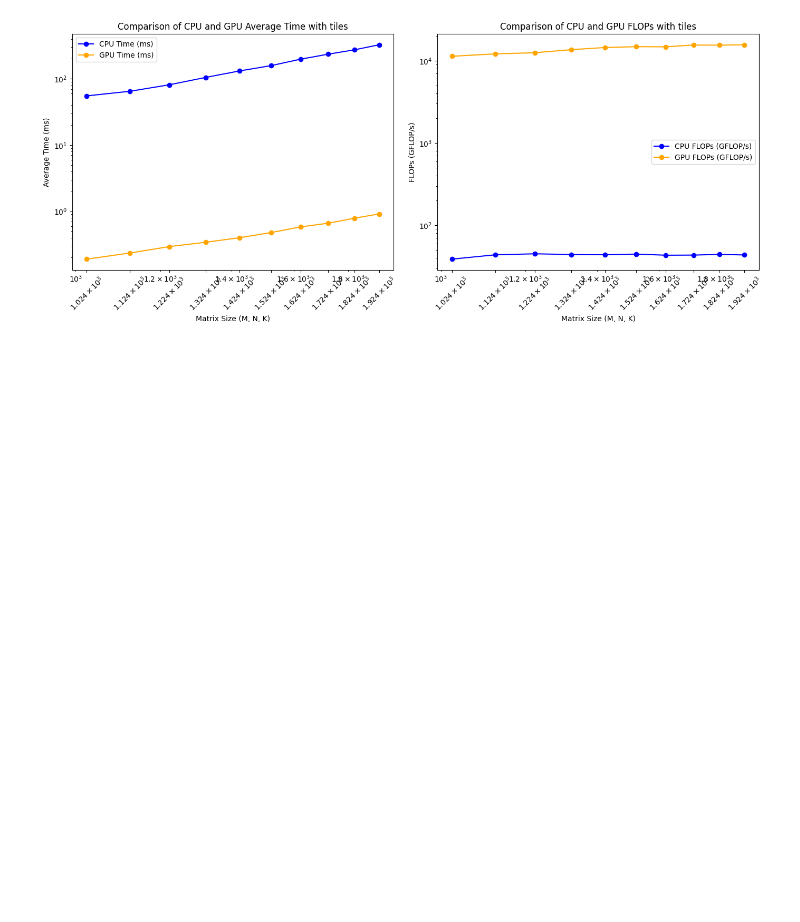
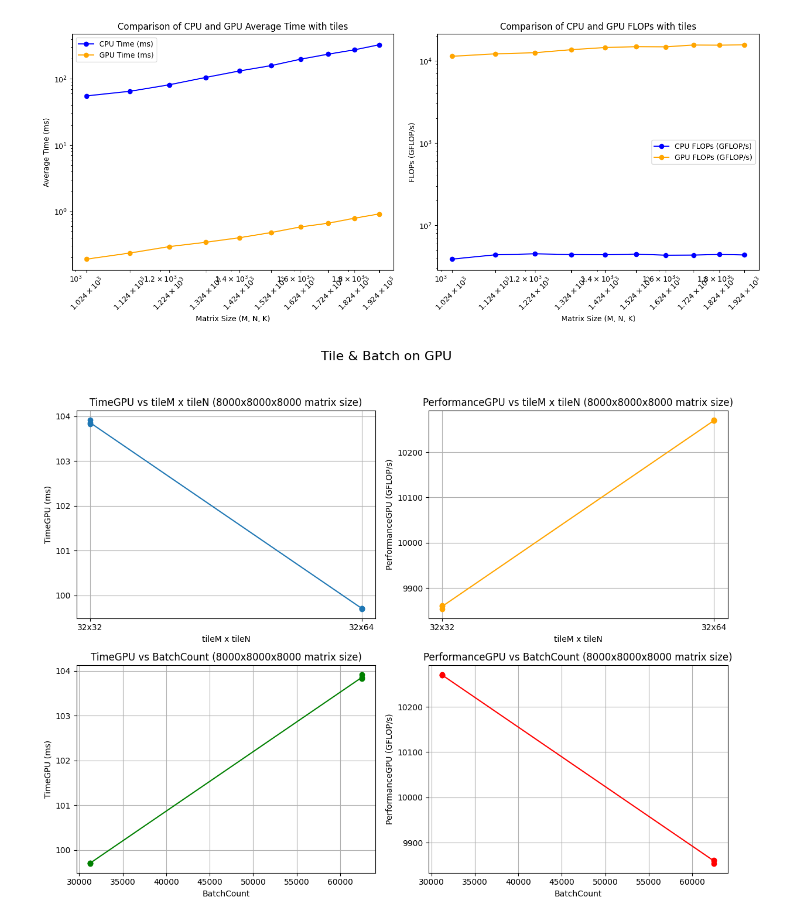
Before and after one commit to elbasri/HPC-Tasks, a Jupyter notebook: HPC-AI-Report2.ipynb, the cells around one changed output. Saved outputs shown, nothing was run; the diff lists cells and outputs as text; code cells hidden in the pictures; blank space fills up the shorter version.

```diff
--- a/HPC-AI-Report2.ipynb
+++ b/HPC-AI-Report2.ipynb
@@ -106,3 +106,51 @@ fig2 = px.line(df, x='BatchCount', y='PerformanceGPU(GFLOP/s)',
                title='GPU Performance vs BatchCount',
                labels={'BatchCount': 'Batch Size', 'PerformanceGPU(GFLOP/s)': 'PerformanceGPU (GFLOP/s)'})
 fig2.show()
+# %%
+# Load the data
+file_path = "data/tileBatch8000MNK.csv"
+data = pd.read_csv(file_path)
+
+# Prepare new columns for composite x-axes
+data['tileM_x_tileN'] = data['tileM'].astype(str) + 'x' + data['tileN'].astype(str)
+
+# Set common properties for plots
+matrix_size = '8000x8000x8000 matrix size'
+
+# Create subplots
+fig, axes = plt.subplots(2, 2, figsize=(12, 10))
+fig.suptitle("Tile & Batch on GPU", fontsize=16)
+
+# First plot: tileM x tileN vs TimeGPU
+axes[0, 0].plot(data['tileM_x_tileN'], data['TimeGPU(ms)'], marker='o')
+axes[0, 0].set_title(f"TimeGPU vs tileM x tileN ({matrix_size})")
+axes[0, 0].set_xlabel("tileM x tileN")
+axes[0, 0].set_ylabel("TimeGPU (ms)")
+axes[0, 0].grid(True)
+
+# Second plot: tileM x tileN vs PerformanceGPU
+axes[0, 1].plot(data['tileM_x_tileN'], data['PerformanceGPU(GFLOP/s)'], marker='o', color='orange')
+axes[0, 1].set_title(f"PerformanceGPU vs tileM x tileN ({matrix_size})")
+axes[0, 1].set_xlabel("tileM x tileN")
+axes[0, 1].set_ylabel("PerformanceGPU (GFLOP/s)")
+axes[0, 1].grid(True)
+
+# Third plot: BatchCount vs TimeGPU
+axes[1, 0].plot(data['BatchCount'], data['TimeGPU(ms)'], marker='o', color='green')
+axes[1, 0].set_title(f"TimeGPU vs BatchCount ({matrix_size})")
+axes[1, 0].set_xlabel("BatchCount")
+axes[1, 0].set_ylabel("TimeGPU (ms)")
+axes[1, 0].grid(True)
+
+# Fourth plot: BatchCount vs PerformanceGPU
+axes[1, 1].plot(data['BatchCount'], data['PerformanceGPU(GFLOP/s)'], marker='o', color='red')
+axes[1, 1].set_title(f"PerformanceGPU vs BatchCount ({matrix_size})")
+axes[1, 1].set_xlabel("BatchCount")
+axes[1, 1].set_ylabel("PerformanceGPU (GFLOP/s)")
+axes[1, 1].grid(True)
+
+# Adjust layout and show the plot
+plt.tight_layout(rect=[0, 0.03, 1, 0.95])
+plt.show()
+# %% [output]
+[figure, added]
```
